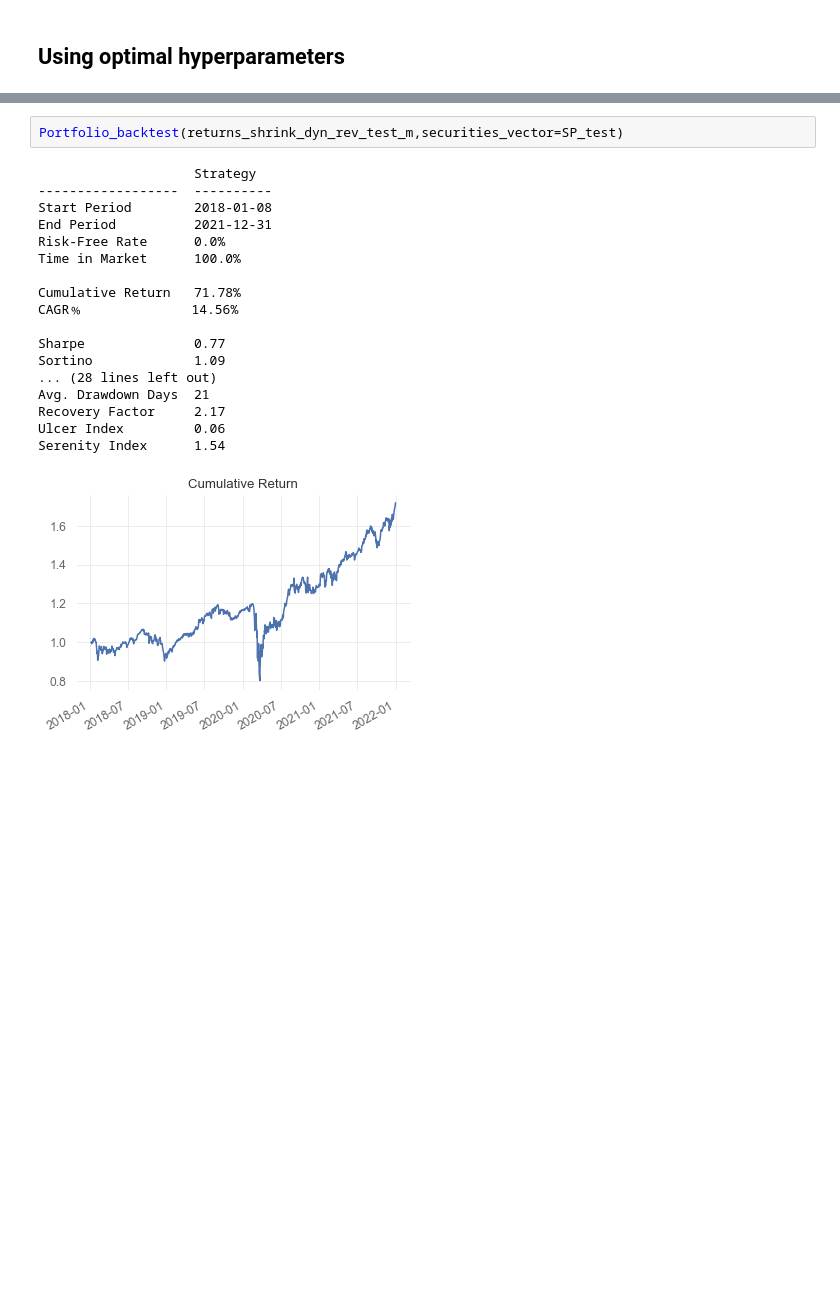
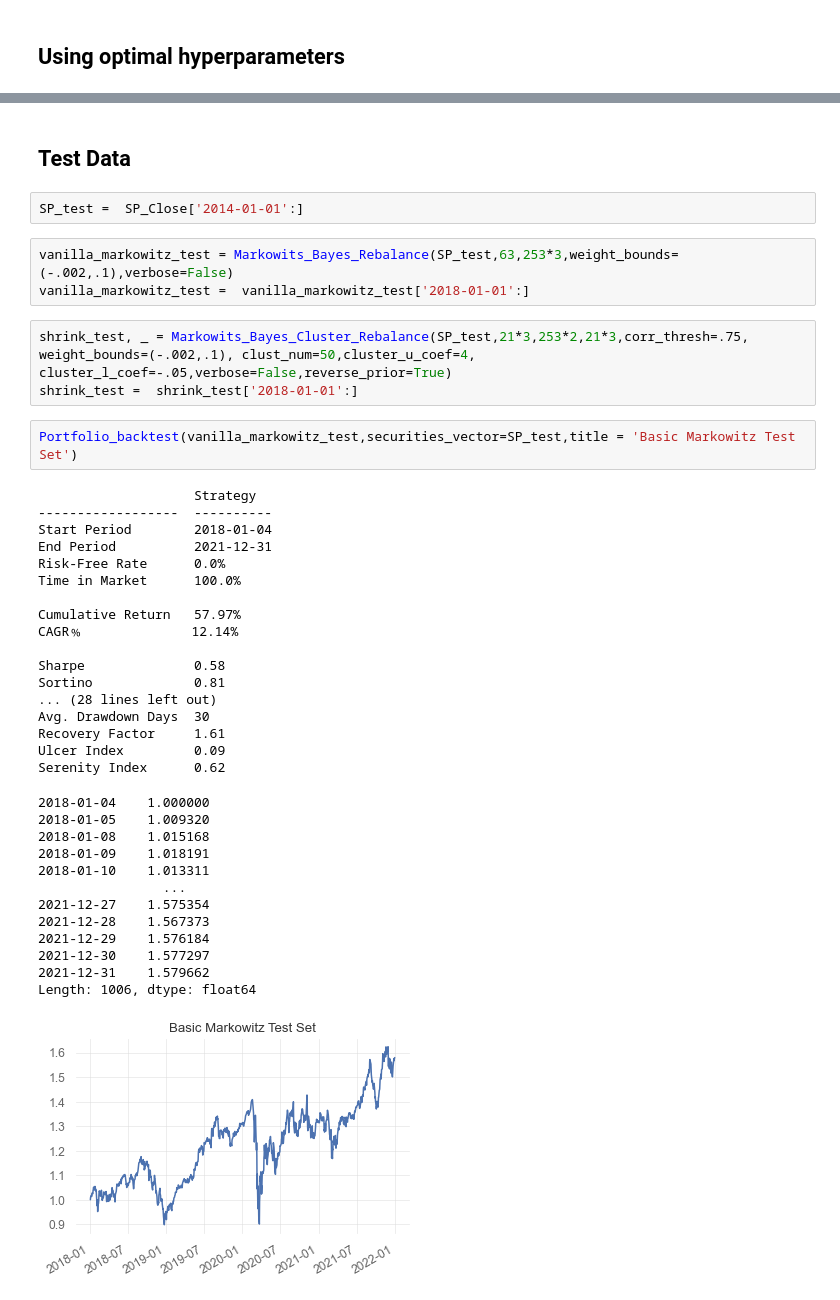
Before and after one commit to thEKurz/Opt_Modeling, a Jupyter notebook: Optimization_Clustering_bayesian_update_EK.ipynb, the cells around one changed output, grey strips where cells are left out. Cells and saved outputs as stored; diff of their text form; blank space fills up the shorter version.

```diff
--- a/Optimization_Clustering_bayesian_update_EK.ipynb
+++ b/Optimization_Clustering_bayesian_update_EK.ipynb
@@ -958,21 +775,43 @@ Serenity Index      0.67
-# %%
-Portfolio_backtest(returns_shrink_dyn_rev_test_m,securities_vector=SP_test)
-# %% [output]
-                    Strategy
-------------------  ----------
-Start Period        2018-01-08
-End Period          2021-12-31
-Risk-Free Rate      0.0%
-Time in Market      100.0%
-
-Cumulative Return   71.78%
-CAGR﹪              14.56%
-
-Sharpe              0.77
-Sortino             1.09
-... (28 lines left out)
-Avg. Drawdown Days  21
-Recovery Factor     2.17
-Ulcer Index         0.06
-Serenity Index      1.54
-[figure, removed]
+# %% [markdown]
+## Test Data
+# %%
+SP_test =  SP_Close['2014-01-01':]
+# %%
+vanilla_markowitz_test = Markowits_Bayes_Rebalance(SP_test,63,253*3,weight_bounds=(-.002,.1),verbose=False)
+vanilla_markowitz_test =  vanilla_markowitz_test['2018-01-01':]
+# %%
+shrink_test, _ = Markowits_Bayes_Cluster_Rebalance(SP_test,21*3,253*2,21*3,corr_thresh=.75, weight_bounds=(-.002,.1), clust_num=50,cluster_u_coef=4, cluster_l_coef=-.05,verbose=False,reverse_prior=True)
+shrink_test =  shrink_test['2018-01-01':]
+# %%
+Portfolio_backtest(vanilla_markowitz_test,securities_vector=SP_test,title = 'Basic Markowitz Test Set')
+# %% [output]
+                    Strategy
+------------------  ----------
+Start Period        2018-01-04
+End Period          2021-12-31
+Risk-Free Rate      0.0%
+Time in Market      100.0%
+
+Cumulative Return   57.97%
+CAGR﹪              12.14%
+
+Sharpe              0.58
+Sortino             0.81
+... (28 lines left out)
+Avg. Drawdown Days  30
+Recovery Factor     1.61
+Ulcer Index         0.09
+Serenity Index      0.62
+2018-01-04    1.000000
+2018-01-05    1.009320
+2018-01-08    1.015168
+2018-01-09    1.018191
+2018-01-10    1.013311
+                ...
+2021-12-27    1.575354
+2021-12-28    1.567373
+2021-12-29    1.576184
+2021-12-30    1.577297
+2021-12-31    1.579662
+Length: 1006, dtype: float64
+[figure, added]
```
Also changed, not shown: parts of 60 cells of this notebook, 15 other files.
